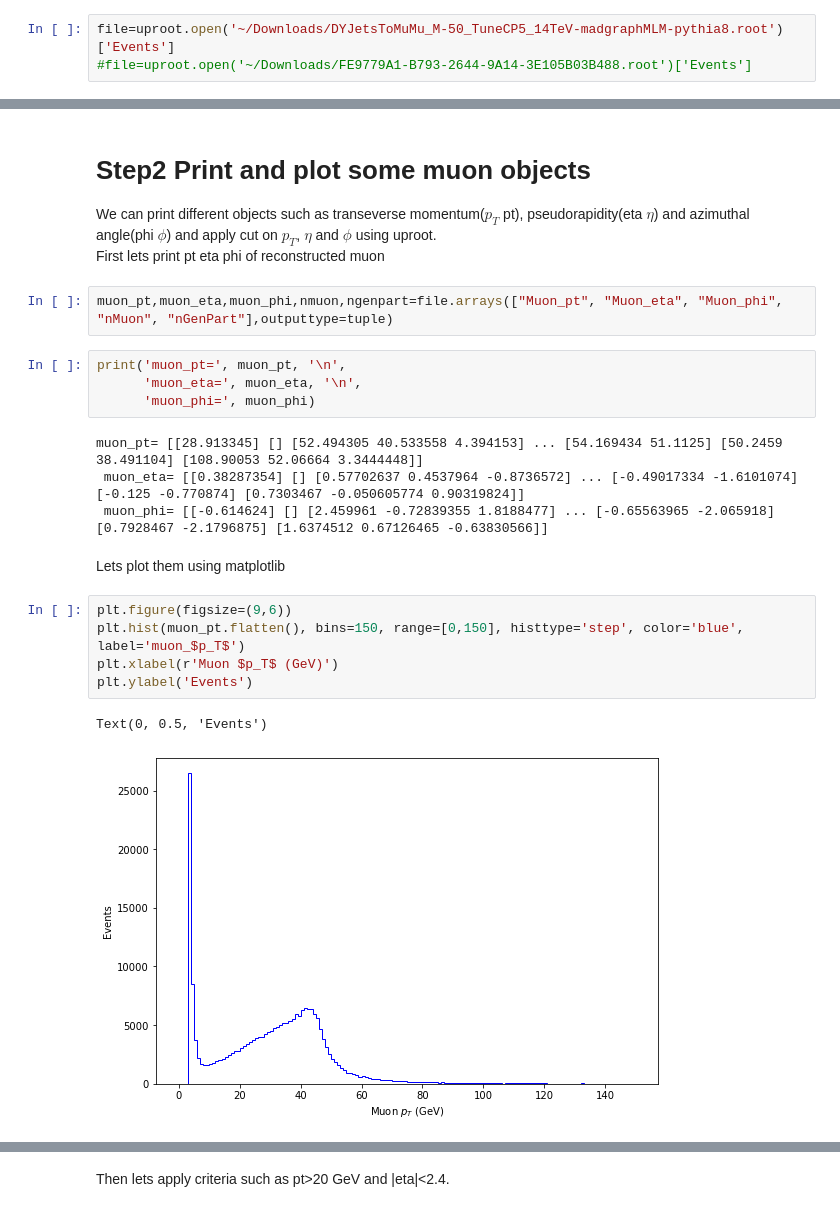
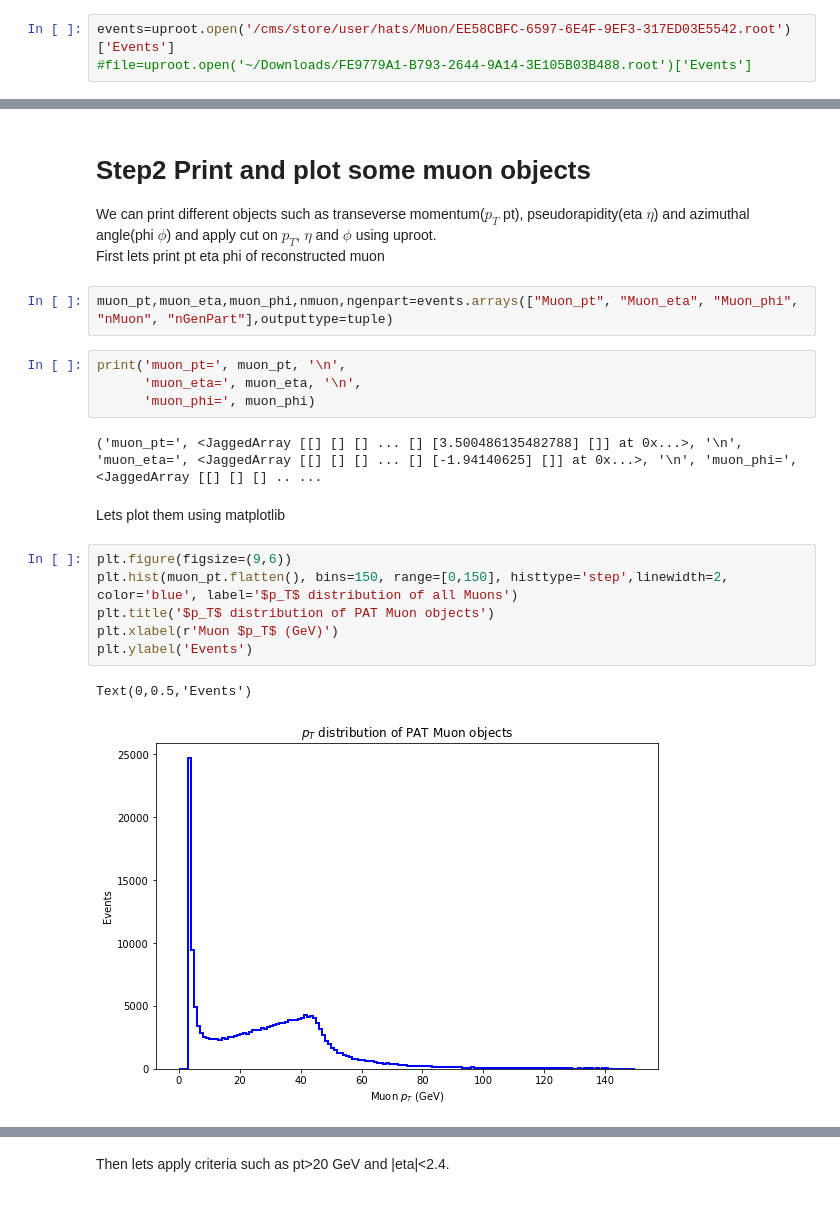
Before and after one commit to Taiantuia/MuonHATSatLPC2020, a Jupyter notebook: Exercise-1-Introduction.ipynb, the cells around one changed output, grey strips where cells are left out. Drawn from its saved outputs; the diff is of its cells as text.

```diff
--- a/Exercise-1-Introduction.ipynb
+++ b/Exercise-1-Introduction.ipynb
@@ -13,6 +13,6 @@ from math import pi
 # %% [markdown]
 First, lets take a look of the variables stored in NanoAOD. Uproot.open( ) return a ROOTDirectory similar to a python dictionary. Function key( ) prints all the dicinory keywords. The b' ahead of the names is due to ROOT object names having no encoding.
 # %%
-file=uproot.open('~/Downloads/DYJetsToMuMu_M-50_TuneCP5_14TeV-madgraphMLM-pythia8.root')['Events']
+events=uproot.open('/cms/store/user/hats/Muon/EE58CBFC-6597-6E4F-9EF3-317ED03E5542.root')['Events']
 #file=uproot.open('~/Downloads/FE9779A1-B793-2644-9A14-3E105B03B488.root')['Events']
 # %%
@@ -48,24 +48,23 @@ Muon, Trigobj, GenPart
 We can print different objects such as transeverse momentum($p_T$ pt), pseudorapidity(eta $\eta$) and azimuthal angle(phi $\phi$) and apply cut on $p_T$, $\eta$ and $\phi$ using uproot.<br>
 First lets print pt eta phi of reconstructed muon
 # %%
-muon_pt,muon_eta,muon_phi,nmuon,ngenpart=file.arrays(["Muon_pt", "Muon_eta", "Muon_phi", "nMuon", "nGenPart"],outputtype=tuple)
+muon_pt,muon_eta,muon_phi,nmuon,ngenpart=events.arrays(["Muon_pt", "Muon_eta", "Muon_phi", "nMuon", "nGenPart"],outputtype=tuple)
 # %%
 print('muon_pt=', muon_pt, '\n',
       'muon_eta=', muon_eta, '\n',
       'muon_phi=', muon_phi)
 # %% [output]
-muon_pt= [[28.913345] [] [52.494305 40.533558 4.394153] ... [54.169434 51.1125] [50.2459 38.491104] [108.90053 52.06664 3.3444448]]
- muon_eta= [[0.38287354] [] [0.57702637 0.4537964 -0.8736572] ... [-0.49017334 -1.6101074] [-0.125 -0.770874] [0.7303467 -0.050605774 0.90319824]]
- muon_phi= [[-0.614624] [] [2.459961 -0.72839355 1.8188477] ... [-0.65563965 -2.065918] [0.7928467 -2.1796875] [1.6374512 0.67126465 -0.63830566]]
+('muon_pt=', <JaggedArray [[] [] [] ... [] [3.500486135482788] []] at 0x...>, '\n', 'muon_eta=', <JaggedArray [[] [] [] ... [] [-1.94140625] []] at 0x...>, '\n', 'muon_phi=', <JaggedArray [[] [] [] .. ...
 # %% [markdown]
 Lets plot them using matplotlib
 # %%
 plt.figure(figsize=(9,6))
-plt.hist(muon_pt.flatten(), bins=150, range=[0,150], histtype='step', color='blue', label='muon_$p_T$')
+plt.hist(muon_pt.flatten(), bins=150, range=[0,150], histtype='step',linewidth=2, color='blue', label='$p_T$ distribution of all Muons')
+plt.title('$p_T$ distribution of PAT Muon objects')
 plt.xlabel(r'Muon $p_T$ (GeV)')
 plt.ylabel('Events')
 # %% [output]
-Text(0, 0.5, 'Events')
+Text(0,0.5,'Events')
-[figure, old version]
+[figure, new version]
 # %%
 plt.figure(figsize=(9,6))
```
Also changed, not shown: parts of 18 cells of this notebook, 3 other files.
